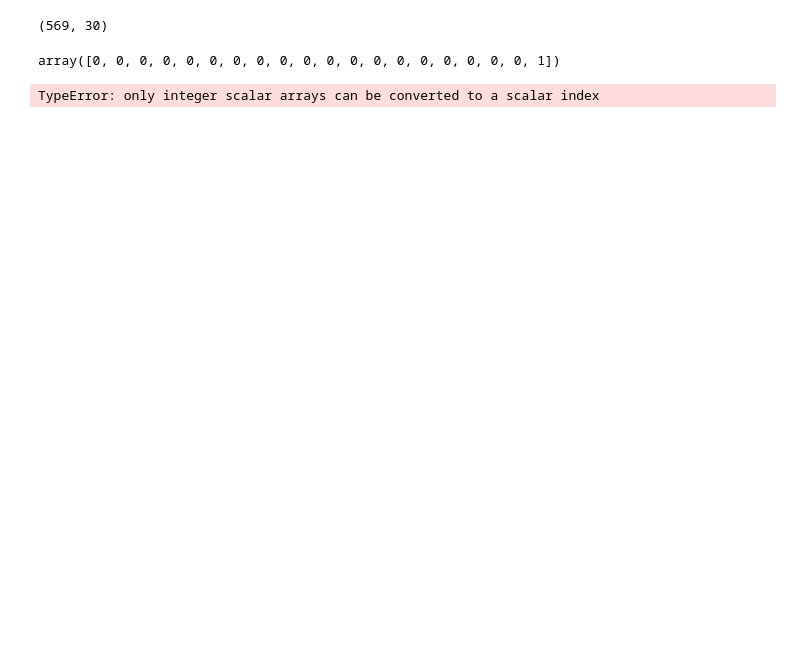
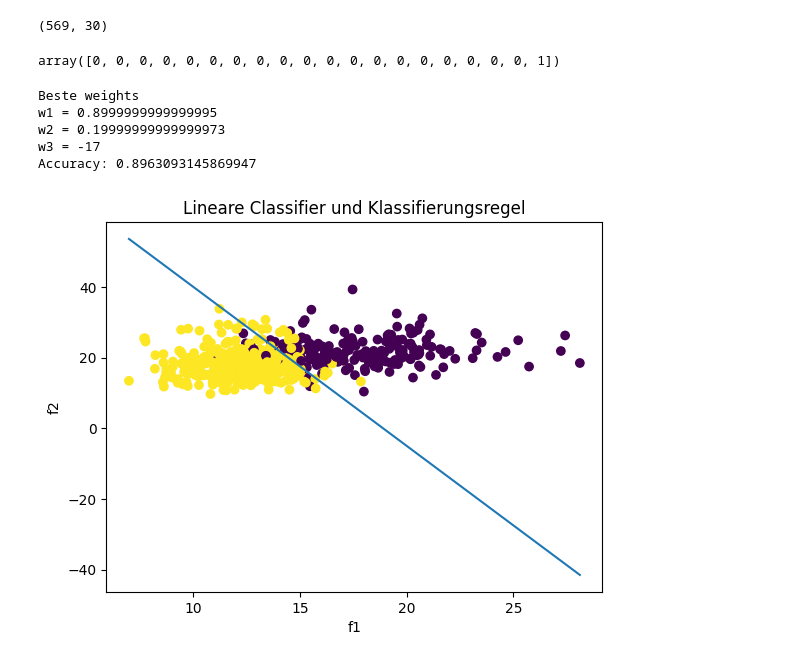
Before and after one commit to MartinKahabka/ClIntKahabka, a Jupyter notebook: 01_linear_classification.ipynb, the cells around one changed output. Drawn from its saved outputs; the diff is of its cells as text; code cells hidden in the pictures; blank space fills up the shorter version.

```diff
--- a/01_linear_classification.ipynb
+++ b/01_linear_classification.ipynb
@@ -29,35 +30,42 @@ data = data[:, :2]
 # %%
 # Excercise 1.1
 # Try to find a linear classifier by hand that can classify the dataset
 # as good as possible. Let the classification rule be w1 * f1 + w2 * f2 + w3 > 0
 # where w1, w2 and w3 are the weights to be learnt and f1, f2 are the features.
 # What accuracy can you reach?
 best_accuracy = 0
 best_preds = None
 
 for w1 in np.arange(-1, 2, step=0.1):
     for w2 in np.arange(-1, 2, step=0.1):
         for w3 in np.arange(-40, 40, 1):
           preds = (w1 * data[:, 0] + w2 * data[:, 1] + w3 > 0).astype(int)
           accuracy = np.mean(preds != target)
 
           if accuracy > best_accuracy:
             best_accuracy = accuracy
             best_preds = (w1, w2, w3)
 
 
 w1, w2 ,w3 = best_preds
-print("Best weights are")
-print(best_preds)
-print(f"Accuracy: {accuracy}")
+print("Beste weights")
+print("w1 = " + str(w1))
+print("w2 = " + str(w2))
+print("w3 = " + str(w3))
+print(f"Accuracy: {best_accuracy}")
 
 plt.scatter(data[:, 0], data[:, 1], c=target)
 x_vals = np.linspace(data[:, 0].min(), data[:, 0].max(), 100)
 y_vals = - (w1 * x_vals + w3) / w2
 plt.plot(x_vals, y_vals)
-plt.xlabel("Feature 1")
-plt.ylabel("Feature 2")
-plt.title("Linear Classifier w. Decision Boundary")
+plt.xlabel("f1")
+plt.ylabel("f2")
+plt.title("Lineare Classifier und Klassifierungsregel")
 plt.show()
 # %% [output]
-TypeError: only integer scalar arrays can be converted to a scalar index
+Beste weights
+w1 = 0.8999999999999995
+w2 = 0.19999999999999973
+w3 = -17
+Accuracy: 0.8963093145869947
+[figure, added]
```
Also changed, not shown: parts of 3 cells of this notebook.
